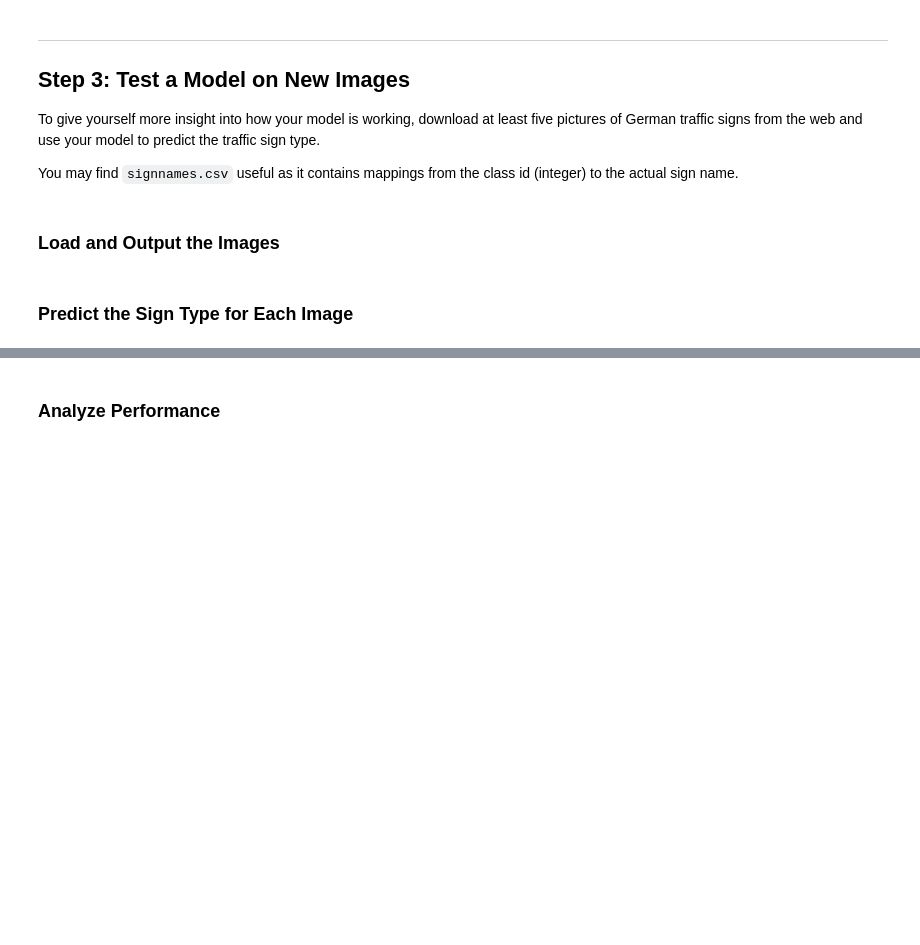
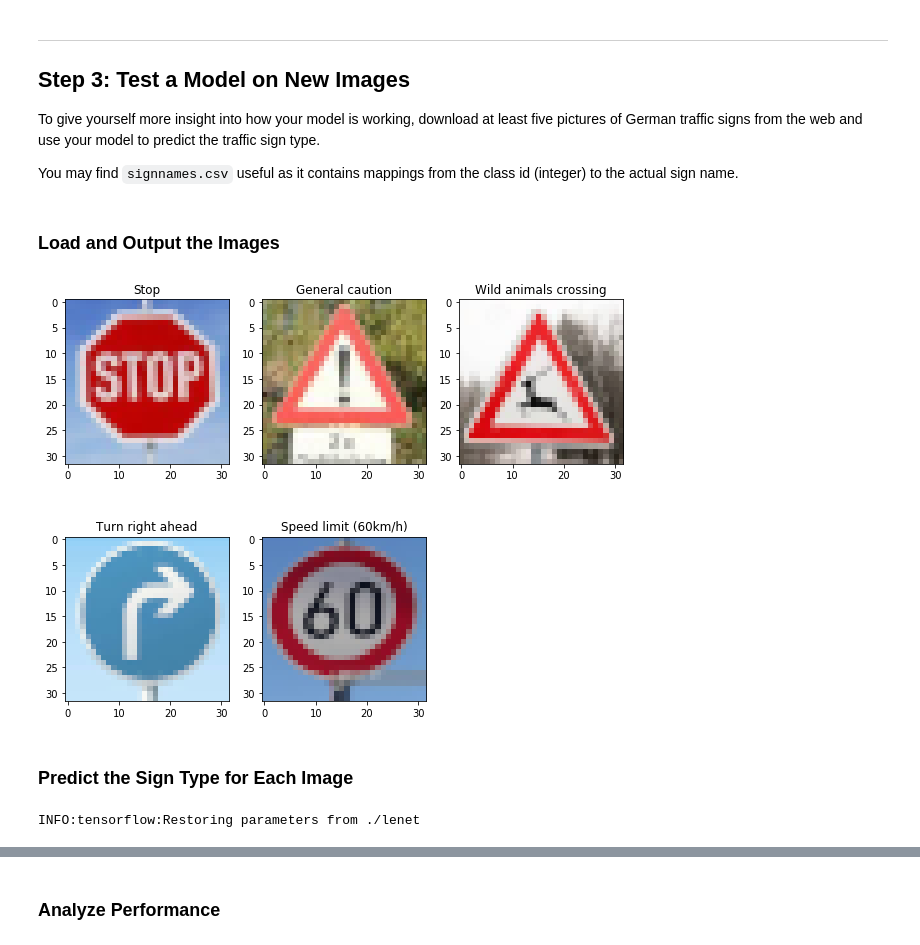
Before and after one commit to AnibalSiguenza/traffic_sign_clasifier, a Jupyter notebook: Traffic_Sign_Classifier.ipynb, the cells around one changed output, grey strips where cells are left out. Saved outputs shown, nothing was run; the diff lists cells and outputs as text; code cells hidden in the pictures; blank space fills up the shorter version.

```diff
--- a/Traffic_Sign_Classifier.ipynb
+++ b/Traffic_Sign_Classifier.ipynb
@@ -74,9 +74,15 @@ image_shape = X_train.shape[1:]
 # TODO: How many unique classes/labels there are in the dataset.
 n_classes = len(np.unique(y_train))
 
+# Distribution of number of images per label
+values, index, counts = np.unique(
+        y_train, return_index=True, return_counts=True)
+
 print("Number of training examples =", n_train)
+print("Number of validation examples =", n_validation)
 print("Number of testing examples =", n_test)
 print("Image data shape =", image_shape)
 print("Number of classes =", n_classes)
+print("Number of images per label =", counts)
 # %% [output]
 Number of training examples = 34799
@@ -341,7 +330,7 @@ sets imply underfitting. A high accuracy on the training set but low accuracy on
 # Training Pipeline
 import tensorflow as tf
 
-EPOCHS = 100
+EPOCHS = 120
 BATCH_SIZE = 128
 
 x = tf.placeholder(tf.float32, (None, 32, 32, 4))
@@ -380,12 +369,11 @@ def evaluate(X_data, y_data):
         total_accuracy += (accuracy * len(batch_x))
     return total_accuracy / num_examples
 # %%
-# Model training
+# Model initial training
 from sklearn.utils import shuffle
 
 with tf.Session() as sess:
-    sess.run(tf.global_variables_initializer())
-#     saver.restore(sess, tf.train.latest_checkpoint('.'))
+#     sess.run(tf.global_variables_initializer())
     num_examples = len(X_train_processed)
 
     print("Training...")
@@ -423,10 +411,12 @@ Validation Accuracy = 0.949
 
 Model saved
 # %%
-EPOCHS = 10
+# Model retraining from checkpoint
+
+EPOCHS = 1
 
 with tf.Session() as sess:
-    saver.restore(sess, tf.train.latest_checkpoint('.'))
+#     saver.restore(sess, tf.train.latest_checkpoint('.'))
     num_examples = len(X_train_processed)
 
     print("Training...")
@@ -489,6 +468,48 @@ You may find `signnames.csv` useful as it contains mappings from the class id (i
+# %%
+### Load the images and plot them here.
+### Feel free to use as many code cells as needed.
+import os
+import cv2
+import matplotlib.pyplot as plt
+import re
+
+directory = 'internet_images/resized/'
+img_files = [f for f in os.listdir(directory) if re.match(r'[0-9]+.*\.png', f)]
+internet_images = np.zeros((len(img_files), 32, 32, 3), dtype='uint8')
+y_labels_internet = np.array([int(elem.replace('.png', '')) for elem in img_files], dtype=int)
+
+# reading and plotting images from internet
+fig = plt.gcf()
+fig.set_size_inches(10, 8)
+for i in range(len(img_files)):
+    cv2_img = cv2.imread(directory + img_files[i])
+    internet_images[i,:,:,:] = cv2_img[:,:,::-1]
+
+    plt.subplot(2,3,i+1)
+    plt.imshow(internet_images[i])
+    plt.title(dic_labels[y_labels_internet[i]])
+plt.savefig('./examples/internet_resized.jpg')
+
+# preprocesing internet images
+X_test_internet = preprocessData(internet_images)
+# %% [output]
+[figure, added]
 # %% [markdown]
 ### Predict the Sign Type for Each Image
 # %%
 ### Run the predictions here and use the model to output the prediction for each image.
 ### Make sure to pre-process the images with the same pre-processing pipeline used earlier.
 ### Feel free to use as many code cells as needed.
+import tensorflow as tf
+
+# Model testing
+with tf.Session() as sess:
+    saver.restore(sess, tf.train.latest_checkpoint('.'))
+    sess = tf.get_default_session()
+
+    logits = tf.get_default_graph().get_tensor_by_name("logits:0")
+    logits_output = logits.eval(session=sess, feed_dict={x : X_test_internet, y: y_labels_internet})
+
+y_labels_predictiont = np.argmax(logits_output, axis=1)
+# %% [output]
+INFO:tensorflow:Restoring parameters from ./lenet
```
Also changed, not shown: parts of 20 cells of this notebook, 3 other files.
